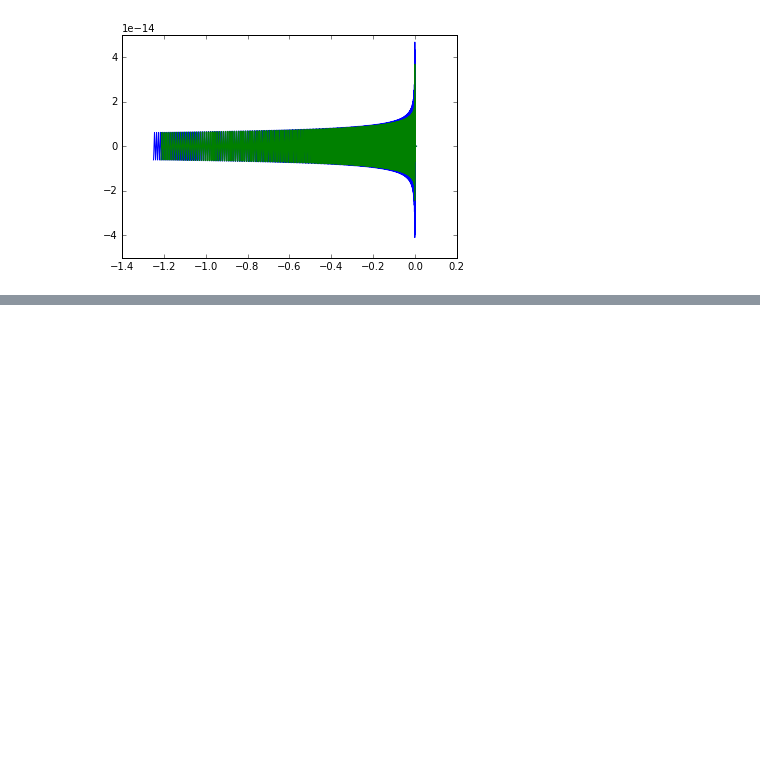
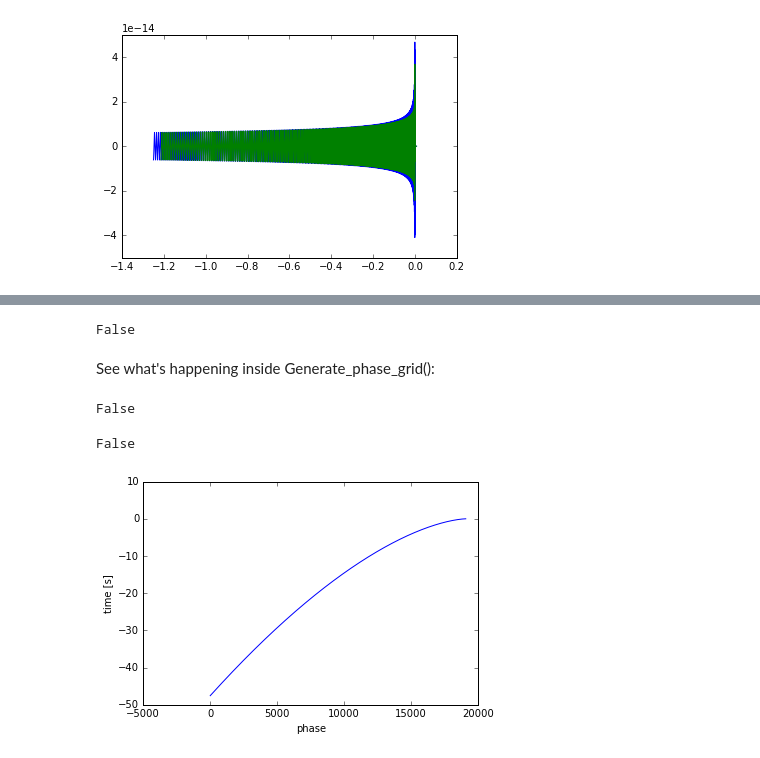
Before and after one commit to benjaminlackey/gpsurrogate, a Jupyter notebook: src/TEOB_generation/Development of generation script.ipynb, the cells around one changed output, grey strips where cells are left out. Cells and saved outputs as stored; diff of their text form; code cells hidden in the pictures; blank space fills up the shorter version.

Commit message:
Finish debugging phase non-monotonicity

```diff
--- a/src/TEOB_generation/Development of generation script.ipynb
+++ b/src/TEOB_generation/Development of generation script.ipynb
@@ -492,0 +564,3 @@ def time_grid_for_longest_waveform(f_min, outdir, deg=5, abstol=5e-5):
+# %%
+tS, phiS, ampS = np.load('tmp/TEOB_TD_38.npy') # data on sparse grid
+t, phi, amp = np.load('tmp/TEOB_TD_38_raw.npy')
@@ -492,0 +583,36 @@ def time_grid_for_longest_waveform(f_min, outdir, deg=5, abstol=5e-5):
+# %%
+np.isnan(phase_grid).any()
+# %% [output]
+False
+# %% [markdown]
+See what's happening inside Generate_phase_grid():
+# %%
+tm, phim = monotonically_increasing_timeseries(t, -phi)
+
+i = 0
+phi_max = max(phim)
+phi_g = [phim[i]]
+
+while phi_g[i] < phi_max:
+    p = pts_per_cycle_function(phi_g[i] - phi_max, n=1.0, a=10.0, sigma=0.01)
+    phi_new = phi_g[i] + 2*np.pi / p
+    phi_g.append(phi_new)
+    i += 1
+phase_grid = np.array(phi_g[:-1])
+
+# Compute time values from spline of original data
+t_grid = spline(phim, tm)(phase_grid)
+# %%
+np.isnan(phim).any()
+# %% [output]
+False
+# %%
+np.isnan(tm).any()
+# %% [output]
+False
+# %%
+plot(phim, tm);
+xlabel('phase')
+ylabel('time [s]');
+# %% [output]
+[figure, added]
```
Also changed, not shown: parts of 15 cells of this notebook.
